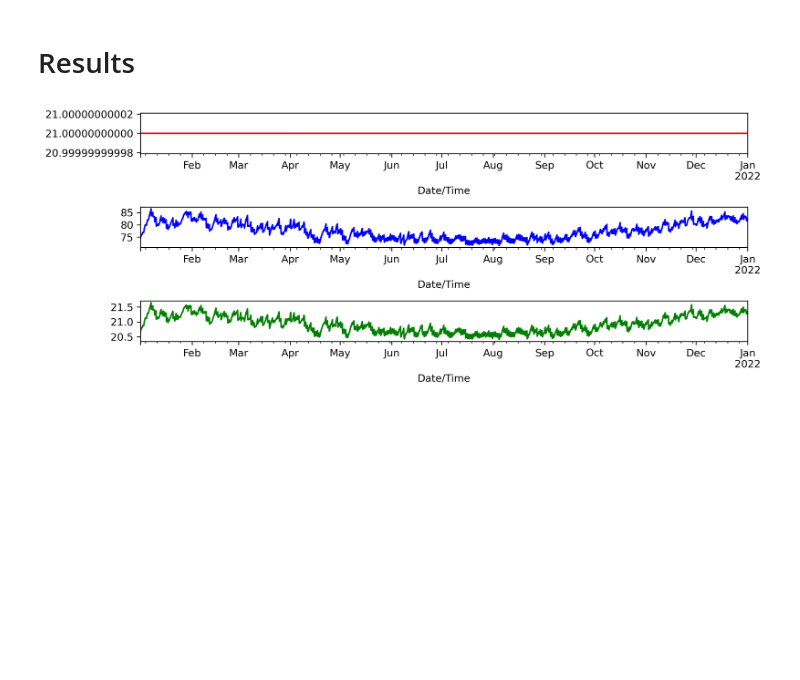
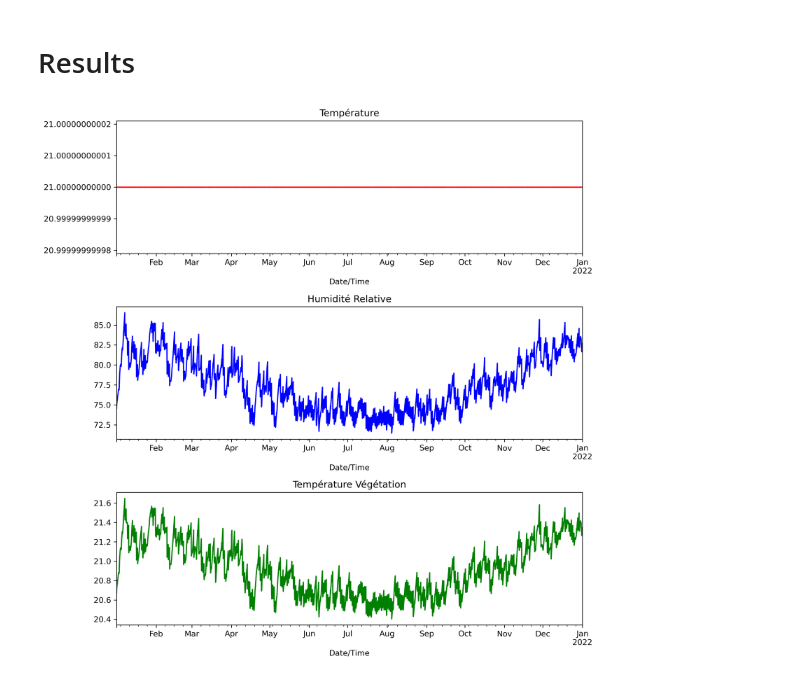
Before and after one commit to GLM-ETS/EnergyPlus-Type-205, a Jupyter notebook: Trial_1.ipynb, the cells around one changed output. Cells and saved outputs as stored; diff of their text form; code cells hidden in the pictures; blank space fills up the shorter version.

```diff
--- a/Trial_1.ipynb
+++ b/Trial_1.ipynb
@@ -57,12 +57,15 @@ df=pd.read_csv("./sim/eplusout.csv",
                date_parser=parse_energyplus_datetime_string
               )
 # %%
-fig, ax = plt.subplots(3,1,figsize = (10,4),dpi=300)
+fig, ax = plt.subplots(3,1,figsize = (10,10),dpi=300)
 ax[0].ticklabel_format(useOffset=False)
+ax[0].set_title("Température")
+ax[1].set_title("Humidité Relative")
+ax[2].set_title("Température Végétation")
 df.iloc[:,0].plot(ax=ax[0], color='red')
 df.iloc[:,1].plot(ax=ax[1], color='blue')
 df.iloc[:,2].plot(ax=ax[2], color='green')
 plt.tight_layout()
 plt.show()
 # %% [output]
-[figure, old version]
+[figure, new version]
```
Also changed, not shown: parts of 1 cell of this notebook, 2 other files.
